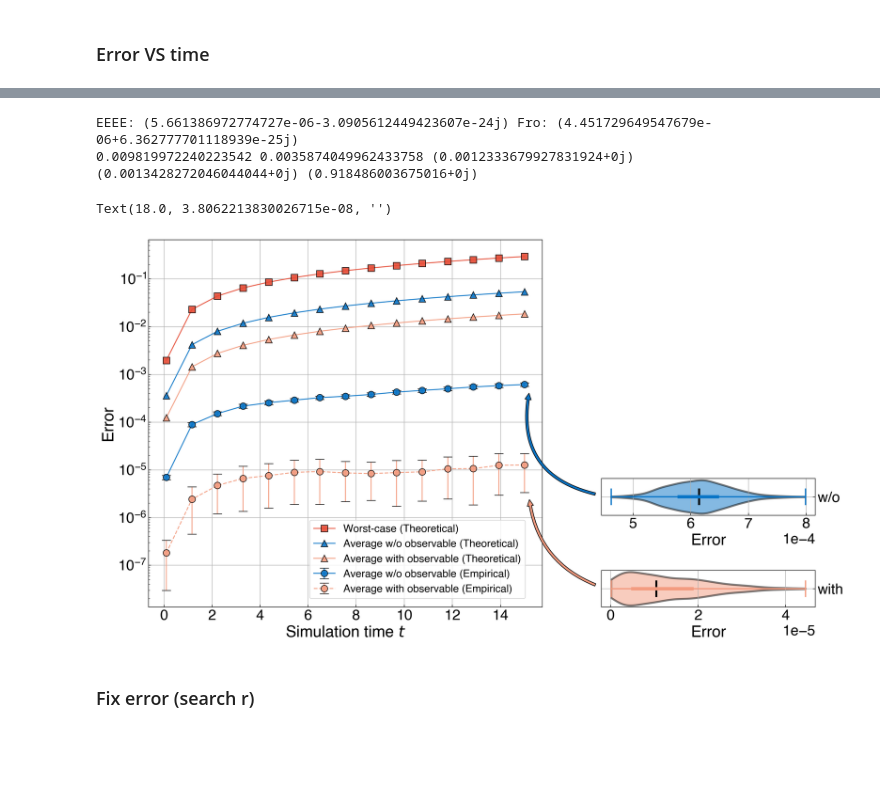
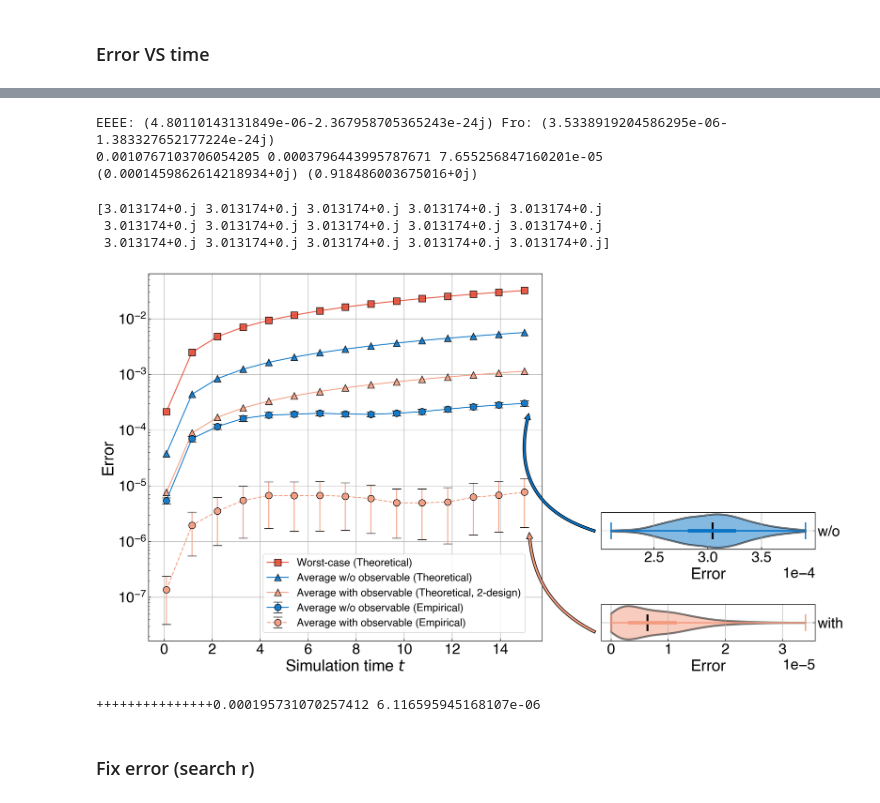
Before and after one commit to Jue-Xu/Trotter-Error-with-Observable, a Jupyter notebook: code/random_input.ipynb, the cells around one changed output, grey strips where cells are left out. Saved outputs shown, nothing was run; the diff lists cells and outputs as text; code cells hidden in the pictures; blank space fills up the shorter version.

Commit message:
new averg-ob bound (2norm); grouping of molecules

```diff
--- a/code/random_input.ipynb
+++ b/code/random_input.ipynb
@@ -62,9 +68,9 @@ for n in n_list:
     data['emp_worst'].append(n * measure_error(r, xyz_group, t, exact_U, 'worst_empirical'))
     data['bnd_worst'].append(n * measure_error(r, xyz_group, t, exact_U, 'worst_bound'))
     data['bnd_averg'].append(n * measure_error(r, xyz_group, t, exact_U, 'average_bound'))
-    data['bnd_averg_magn'].append(measure_error(r, xyz_group, t, exact_U, 'average_ob_bound', ob=magn_op))
+    data['bnd_averg_magn'].append(measure_error(r, xyz_group, t, exact_U, 'average_ob_bound', ob=[magn_op]))
     # data['bnd_averg_magn_nc'].append(measure_error(r, xyz_group, t, exact_U, 'average_ob_bound_nc', ob=magn_op))
-    data['bnd_averg_corr'].append(measure_error(r, xyz_group, t, exact_U, 'average_ob_bound', ob=corr_op))
+    data['bnd_averg_corr'].append(measure_error(r, xyz_group, t, exact_U, 'average_ob_bound', ob=[corr_op]))
 
     magn_list, corr_list, stat_list = [], [], []
     print('----empirical observable error----')
@@ -84,7 +90,7 @@ for n in n_list:
 # print(pd.DataFrame(data))
 # pd.DataFrame(data).to_csv(f'{data_dir}/{prefix}_data_max={n_max}_sample={n_sample}_{suffix}_4norm.csv', index=False)
 # save as npy
-np.save(f'{data_dir}/{prefix}_data_max={n_max}_sample={n_sample}_{suffix}_4norm.npy', data)
+np.save(f'{data_dir}/{prefix}_data_max={n_max}_sample={n_sample}_{suffix}_2norm.npy', data)
 # %% [output]
 ------ n = 5 ------
 ----empirical observable error----
@@ -159,3 +165,23 @@ def tensor_random_unitaries(n):
 # tensor_random_unitaries(4) @ init_st
 # %% [markdown]
 ### Error VS time
+# %%
+
+def four_norm(ob):
+    ob = ob.to_matrix()
+    dim = ob.shape[0]
+    # print('d', d)
+    return (np.trace(ob @ ob @ ob @ ob)/dim)**(1/4)
+
+# d_list = np.linspace(0.1, 2, 20)
+
+test_H = hydrogen_chain_hamiltonian(3, 1.0, verbose=False)
+# o_list = regroup_H(test_H)
+o_list = test_H.h_group
+
+norm_list = [four_norm(o) for o in o_list]
+print(sum(norm_list))
+print(np.linalg.norm(test_H.pstrs_coeff, ord=1))
+print(four_norm(sum(o_list)))
+print(sum(norm_list)/four_norm(sum(o_list)))
+print(np.linalg.norm(test_H.pstrs_coeff, ord=1)/sum(norm_list))
@@ -269,7 +308,7 @@ rand_pstr_list:  ['IYYIXY', 'ZYZXZX', 'IZYZYY', 'ZZIYIY']
 +++++++++++++++
 # %%
-worst_st_err_bnd = 2 * h_ob_1norm * tight_bound(h_list, 2, 1, 10, type='spectral')
-averg_st_err_bnd = 2 * h_ob_1norm * tight_bound(h_list, 2, 1, 10, type='fro')
+worst_st_err_bnd = 2 * h_ob_1norm * tight_bound(h_list, 2, 1, 1/dt, type='spectral')
+averg_st_err_bnd = 2 * h_ob_1norm * tight_bound(h_list, 2, 1, 1/dt, type='fro')
 
 onestep_exactU = scipy.linalg.expm(-1j * dt * sum([herm for herm in h_list]))
 d = len(h_list[0])
@@ -277,16 +316,18 @@ E_op = onestep_exactU - pf_r(h_list, dt, 1, order=2, use_jax=False)
 # print((np.trace(E_op @ E_op.conj().T @ E_op @ E_op.conj().T)/d)**(1/4))
 # averg_ob_err_bnd = 2 * (np.trace(E_op @ E_op.conj().T @ E_op @ E_op.conj().T)/d)**(1/4) * (np.trace(h_ob @ h_ob @ h_ob @ h_ob)/d)**(1/4)
 print("EEEE:", 2 * (np.trace(E_op @ E_op.conj().T @ E_op @ E_op.conj().T)/d)**(1/4) * (np.trace(h_ob @ h_ob @ h_ob @ h_ob)/d)**(1/4), "Fro:", 2 * (np.trace(E_op @ E_op.conj().T)/d)**(1/2) )
-averg_ob_err_bnd = 2 * tight_bound(h_list, 2, 1, 10, type='4') * (np.trace(h_ob @ h_ob @ h_ob @ h_ob)/d)**(1/4)
+# averg_ob_err_bnd = 2 * tight_bound(h_list, 2, 1, 1/dt, type='4') * (np.trace(h_ob @ h_ob @ h_ob @ h_ob)/d)**(1/4)
+averg_ob_err_bnd = measure_error(1/dt, h_list, 1, onestep_exactU, 'average_ob_bound', ob=o_list_init)
+# averg_ob_err_bnd = np.sqrt(2) * tight_bound(h_list, 2, 1, 1/dt, type='fro') * (sum([np.linalg.norm(ob, ord='fro') for ob in o_list_init])/(d+1)**(1/2))
 # print( 2 * (np.trace(E_op @ E_op.conj().T)/d)**(1/2))
 # print( 2 * (np.trace(E_op @ E_op.conj().T @ E_op @ E_op.conj().T)/d)**(1/4) )
 # print((np.trace(h_ob @ h_ob @ h_ob @ h_ob)/d)**(1/4))
 print(worst_st_err_bnd, averg_st_err_bnd, averg_ob_err_bnd)
-print( 2 * tight_bound(h_list, 2, 1, 10, type='4'), (np.trace(h_ob @ h_ob @ h_ob @ h_ob)/d)**(1/4))
+print( 2 * tight_bound(h_list, 2, 1, 1/dt, type='4'), (np.trace(h_ob @ h_ob @ h_ob @ h_ob)/d)**(1/4))
 # %% [output]
-EEEE: (5.661386972774727e-06-3.0905612449423607e-24j) Fro: (4.451729649547679e-06+6.362777701118939e-25j)
-0.009819972240223542 0.0035874049962433758 (0.0012333679927831924+0j)
-(0.0013428272046044044+0j) (0.918486003675016+0j)
+EEEE: (4.80110143131849e-06-2.367958705365243e-24j) Fro: (3.5338919204586295e-06-1.383327652177224e-24j)
+0.0010767103706054205 0.0003796443995787671 7.655256847160201e-05
+(0.0001459862614218934+0j) (0.918486003675016+0j)
 # %%
 # plt.errorbar(chem_data['t'][::s], chem_data['averg_err'][::s], chem_data['averg_err_std'][::s], fmt='o-', label='Average w/o observable (Empirical)', capsize=5, color='#0A75C7FF')
 # plt.errorbar(chem_data['t'][::s], chem_data['averg_ob_err'][::s], chem_data['averg_ob_err_std'][::s], fmt='o--', capsize=5, color='#F39B7FFF')
@@ -313,6 +354,8 @@ mpl.rcParams['xtick.minor.size'] = 3
 fig, ax = plt.subplots(1, 1, figsize=(11, 9), layout='tight')
 plt.rc('legend', fontsize=MEDIUM_SIZE+1)
 s = 1
+# scale = 1.64
+# scale = 1
 # ax.plot(chem_data['t'][::s], chem_data['worst_err'][::s], 'D-', label='Worst-case (Empirical)', color='#E64B35FF')
 ax.plot(chem_data['t'][::s], [worst_st_err_bnd*t*2 for t in chem_data['t'][::s]], 's-', label='Worst-case (Theoretical)', color='#E64B35FF')
 # ax.plot(chem_data['t'], chem_data['typic_err'], 'o-', label='Specific-case (state, l2 norm)')
@@ -326,7 +369,8 @@ ax.errorbar(chem_data['t'][::s], chem_data['averg_err'][::s], chem_data['averg_e
 
 ax.errorbar(chem_data['t'][::s], chem_data['averg_ob_err'][::s], chem_data['averg_ob_err_std'][::s], fmt='o--', label='Average with observable (Empirical)', capsize=7, color='#F39B7FFF')
 ax.plot(chem_data['t'][::s], [averg_st_err_bnd*t for t in chem_data['t'][::s]], '^-', label='Average w/o observable (Theoretical)', color='#0A75C7FF')
-ax.plot(chem_data['t'][::s], [averg_ob_err_bnd*t for t in chem_data['t'][::s]], '^-', label='Average with observable (Theoretical)', color='#F39B7FFF')
+# ax.plot(chem_data['t'][::s], scale*np.array([averg_ob_err_bnd*t for t in chem_data['t'][::s]]), '^-', label='Average with observable (Theoretical)', color='#F39B7FFF')
+ax.plot(chem_data['t'][::s], np.array([averg_ob_err_bnd*t for t in chem_data['t'][::s]]), '^-', label='Average with observable (Theoretical, 2-design)', color='#F39B7FFF')
 # ax.set_title(rf'H{n_hydrogen} chain, init d={d}, H=H{n_hydrogen}(2d), ob=H2(d), dt={0.1}')
 # ax.set_title(rf'H{n_hydrogen} chain, init d={d}, H=H2(2d), ob=H2(d), r={r}')
 ax.set_xlabel(rf'Simulation time $t$')
@@ -383,35 +427,57 @@ for partname in ('cbars', 'cmins','cmaxes','cmedians'):
 
 for pc, color in zip(vplots1['bodies'], colors):
     pc.set_facecolor(["#F39B7FFF"])
     pc.set_edgecolor('k')
     pc.set_alpha(0.5)
     pc.set_linewidth(3.0)
 for partname in ('cbars', 'cmins','cmaxes','cmedians'):
     vp = vplots1[partname]
     vp.set_edgecolor(colors)
     vp.set_linewidth(2.0)
     vp = vplots0[partname]
     vp.set_edgecolor(["#0A75C7FF"])
     vp.set_linewidth(2.0)
 # vplots1['cmedians'].set_edgecolor('k')
 vplots1['cmedians'].set_edgecolor('k')
 vplots1['cmedians'].set_linewidth(3.0)
 vplots0['cmedians'].set_edgecolor('k')
 vplots0['cmedians'].set_linewidth(3.0)
 quartile1, medians, quartile3 = np.percentile(violin_data1, [25, 50, 75], axis=1)
 # quartile1, medians, quartile3 = np.percentile([averg_st_err, averg_ob_err], [25, 50, 75], axis=1)
 # axins1.hlines([1, 2], quartile1, quartile3, color=colors, linestyle='-', lw=5)
 axins1.hlines([1], quartile1, quartile3, color=colors[0], linestyle='-', lw=5)
 quartile1, medians, quartile3 = np.percentile(violin_data0, [25, 50, 75], axis=1)
 axins0.hlines([1], quartile1, quartile3, color=colors[1], linestyle='-', lw=5)
 # axins1.set_ylim([0-0.05*chem_data['worst_err'][-1], 1.05*chem_data['worst_err'][-1]])
 axins1.grid();axins0.grid()
 # axins1.vlines([2, 3], quartile1, quartile3, color=colors[1:], linestyle='-', lw=5)
 ax.annotate('', (chem_data['t'][-1]+.2, chem_data['averg_err'][-1]*0.7), (chem_data['t'][-1]+3, chem_data['averg_err'][-1]*0.005), arrowprops=dict(arrowstyle="simple", connectionstyle="arc3, rad=-0.48",facecolor=colors[1], lw=1))
 ax.annotate('', (chem_data['t'][-1]+.2, chem_data['averg_ob_err'][-1]*0.2), (chem_data['t'][-1]+3, chem_data['averg_ob_err'][-1]*0.003), arrowprops=dict(arrowstyle="simple", connectionstyle="arc3, rad=-0.3",facecolor=colors[0], lw=1))
+fig.savefig(f'{figs_dir}/n={n_hydrogen}_{suffix}_{scale}.pdf', dpi=150, bbox_inches='tight')
+print(np.divide( [averg_st_err_bnd*t for t in chem_data['t'][::s]], scale*np.array([averg_ob_err_bnd*t for t in chem_data['t'][::s]])))
 # %% [output]
-Text(18.0, 3.8062213830026715e-08, '')
+[3.013174+0.j 3.013174+0.j 3.013174+0.j 3.013174+0.j 3.013174+0.j
+ 3.013174+0.j 3.013174+0.j 3.013174+0.j 3.013174+0.j 3.013174+0.j
+ 3.013174+0.j 3.013174+0.j 3.013174+0.j 3.013174+0.j 3.013174+0.j]
-[figure, old version]
+[figure, new version]
+# %%
+for t in t_list:
+    # print(f'------t: {t}-----')
+    print(f'+', end='')
+    r = int(t/dt)
+    exact_U = scipy.linalg.expm(-1j * t * sum([h  for h in h2_finl.hamiltonian_list]))
+    h_list = h2_finl.hamiltonian_list
+    appro_U = pf_r(h_list, t, r, order=2, use_jax=False)
+    rand_states = [random_statevector(len(exact_U)).data for _ in range(n_sample)]
+
+    rho_exact_list = [np.outer(exact_U @ init_st, (exact_U @ init_st).conj().T) for init_st in rand_states]
+    rho_appro_list = [np.outer(appro_U @ init_st, (appro_U @ init_st).conj().T) for init_st in rand_states]
+    norm_list1 = np.mean([np.linalg.norm(rho_exact - rho_appro, ord=2) for rho_exact, rho_appro in zip(rho_exact_list, rho_appro_list)])
+    norm_list2 = np.mean([np.linalg.norm(rho_exact - rho_appro, ord='nuc')/h_list[0].shape[0] for rho_exact, rho_appro in zip(rho_exact_list, rho_appro_list)])
+
+print(norm_list1, norm_list2)
+# %% [output]
++++++++++++++++0.000195731070257412 6.116595945168107e-06
 # %% [markdown]
 ### Fix error (search r)
 # %%
```
Also changed, not shown: parts of 4 cells of this notebook, 33 other files.
